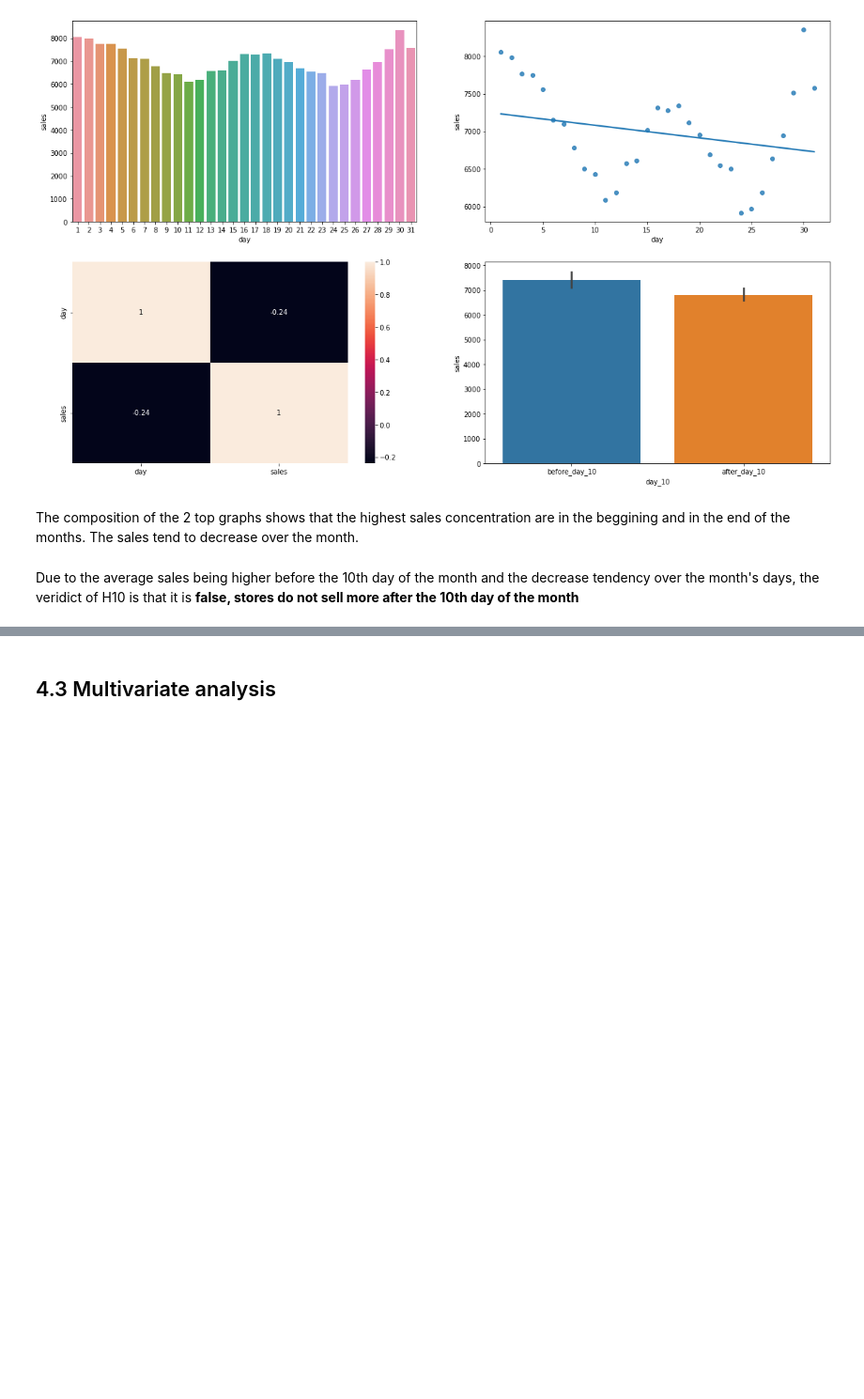
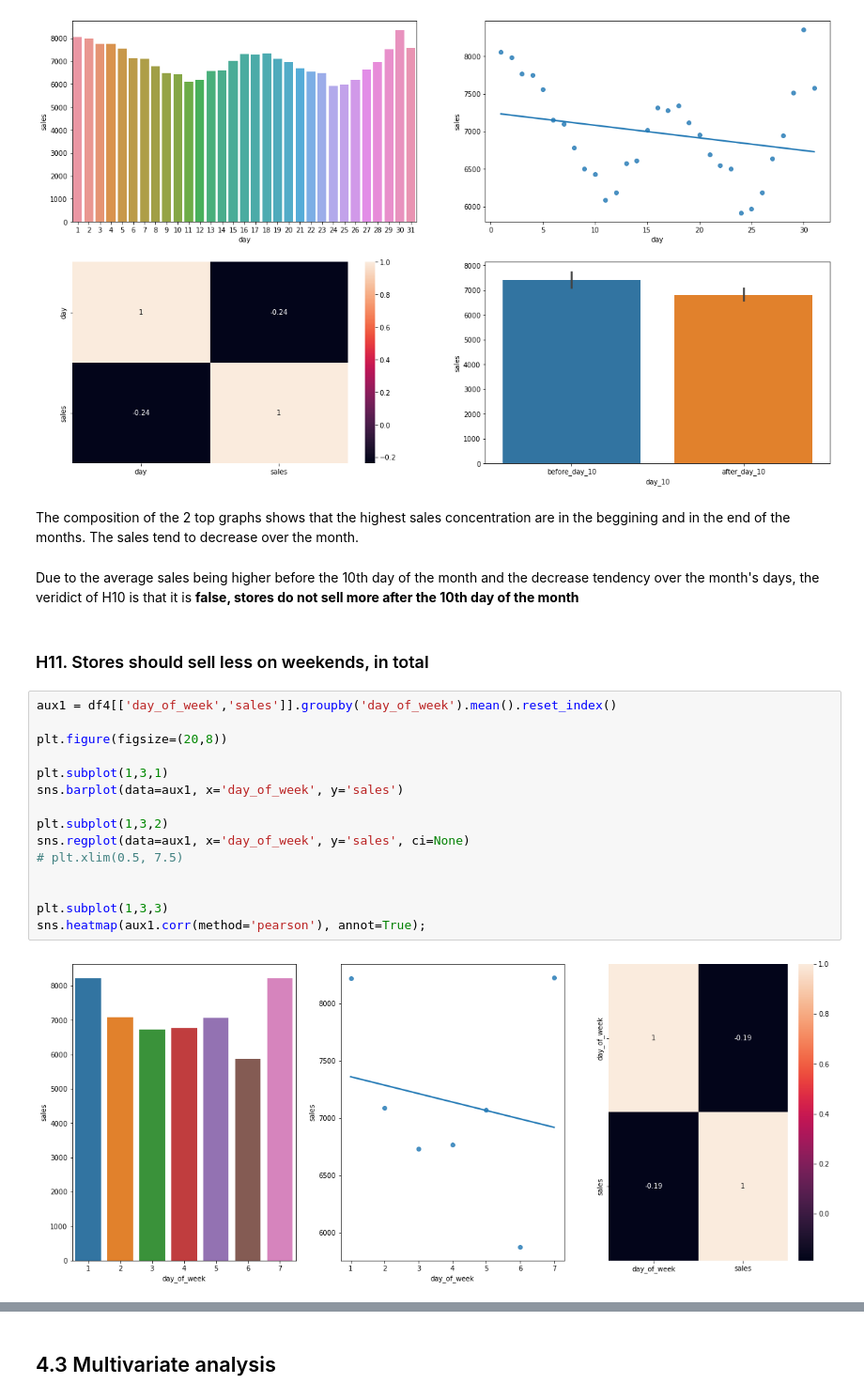
Before and after one commit to diegodinizf/Rossman-Sales, a Jupyter notebook: rossmann-sales-notebook.ipynb, the cells around one changed output, grey strips where cells are left out. Shown at 94% size. Drawn from its saved outputs; the diff is of its cells as text; blank space fills up the shorter version.

```diff
--- a/rossmann-sales-notebook.ipynb
+++ b/rossmann-sales-notebook.ipynb
@@ -646,3 +645,22 @@ sns.barplot(data=aux1, x='day_10', y='sales');
 The composition of the 2 top graphs shows that the highest sales concentration are in the beggining and in the end of the months. The sales tend to decrease over the month.
 # %% [markdown]
 Due to the average sales being higher before the 10th day of the month and the decrease tendency over the month's days, the veridict of H10 is that it is **false, stores do not sell more after the 10th day of the month**
+# %% [markdown]
+### H11. Stores should sell less on weekends, in total
+# %%
+aux1 = df4[['day_of_week','sales']].groupby('day_of_week').mean().reset_index()
+
+plt.figure(figsize=(20,8))
+
+plt.subplot(1,3,1)
+sns.barplot(data=aux1, x='day_of_week', y='sales')
+
+plt.subplot(1,3,2)
+sns.regplot(data=aux1, x='day_of_week', y='sales', ci=None)
+# plt.xlim(0.5, 7.5)
+
+
+plt.subplot(1,3,3)
+sns.heatmap(aux1.corr(method='pearson'), annot=True);
+# %% [output]
+[figure, added]
```
Also changed, not shown: parts of 11 cells of this notebook.
